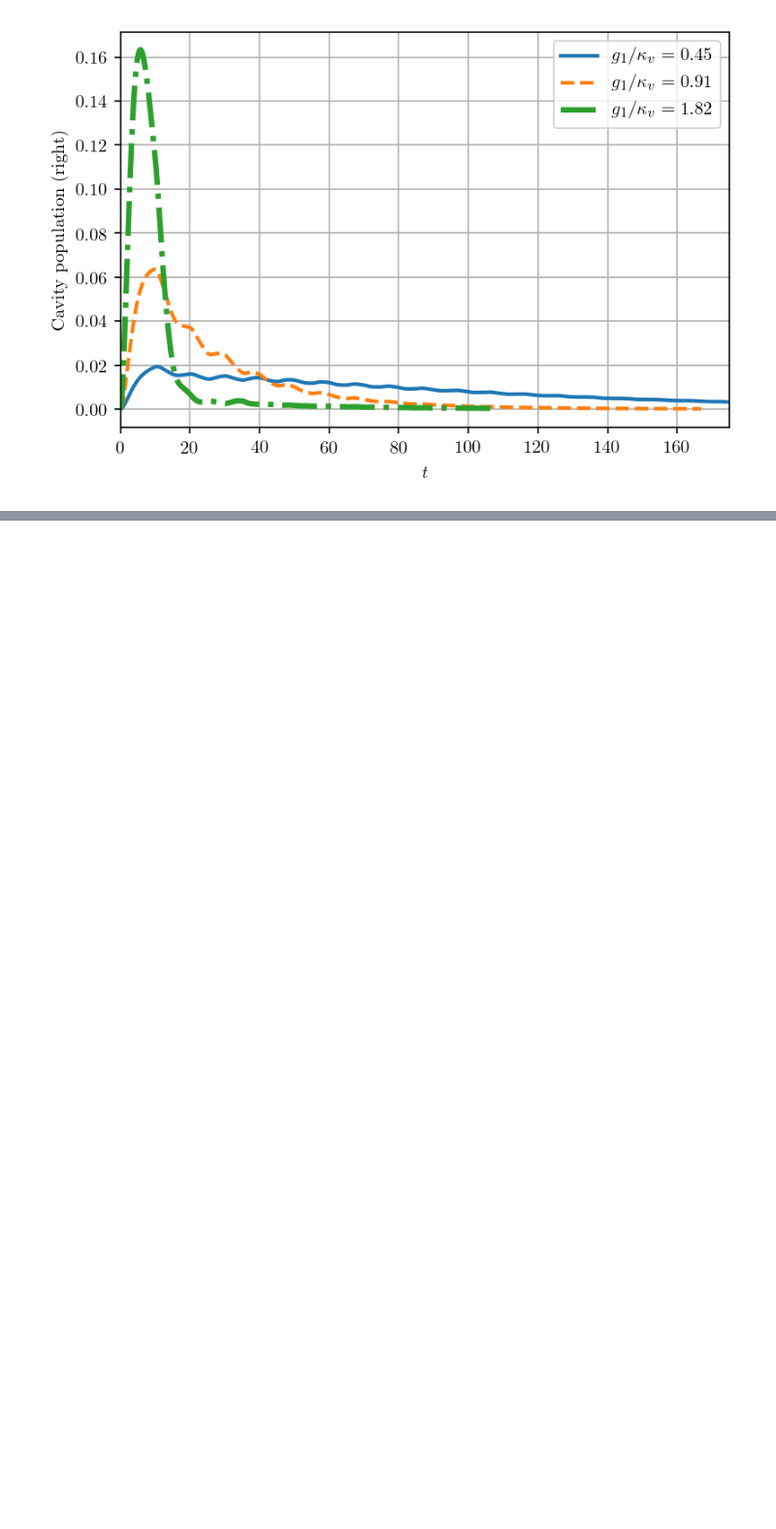
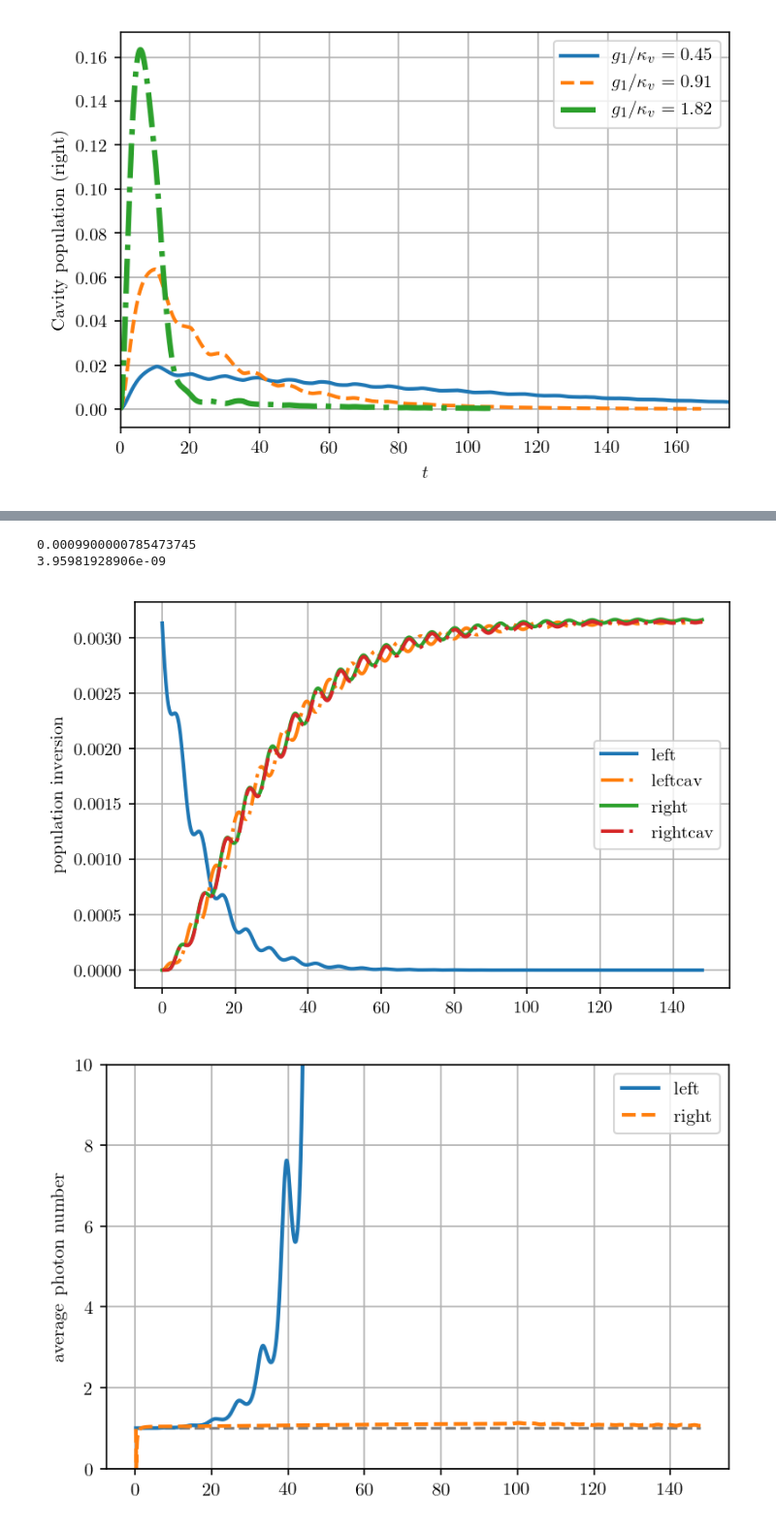
Before and after one commit to nemetniki/Kerr, a Jupyter notebook: CCQED_Open.ipynb, the cells around one changed output, grey strips where cells are left out. Shown at 97% size. Saved outputs shown, nothing was run; the diff lists cells and outputs as text; code cells hidden in the pictures; blank space fills up the shorter version.

```diff
--- a/CCQED_Open.ipynb
+++ b/CCQED_Open.ipynb
@@ -501,6 +501,7 @@ plt.grid(True)
 folder = './Data/'
 num = 0
 filename = "CCQED+fb_"+str(num)+".txt"
+envname = "ENV_"+filename
 f = open(folder+"OUT_"+filename, 'r')
 file_contents = f.read()
 print(file_contents)
@@ -591,0 +593,36 @@ plt.show()
+# %%
+Data = np.genfromtxt(folder+filename)
+Dataenv = np.genfromtxt(folder+envname)
+plt.figure(1,dpi=150)
+plt.plot(Dataenv[:,0]/tau,Dataenv[0:,1]/.1,lw=2,label="left")
+plt.plot(Data[:,0]/tau,.1*Data[:,4],lw=2,ls="-.",label="leftcav")
+plt.plot(Dataenv[:,0]/tau,Dataenv[0:,2]/.1,lw=2,ls="-",label="right")
+plt.plot(Data[:,0]/tau,.1*Data[:,5],lw=2,ls="-.",label="rightcav")
+#plt.xlim(900,1000)
+#plt.ylim(.003,.0035)
+
+print(Dataenv[0,1]*np.sqrt(.1)/.1)
+#plt.xlim(0,10)
+plt.ylabel("population inversion")
+plt.legend(loc="best")
+plt.grid(True)
+
+plt.figure(2,dpi=150)
+plt.ylim(0,10)
+plt.plot(Dataenv[2:,0]/tau,Dataenv[2:,3],lw=2,label="left")
+plt.plot(Dataenv[2:,0]/tau,Dataenv[2:,4],lw=2,ls="--",label="right")
+plt.hlines(1,0,Dataenv[-1,0],colors="grey",linestyles="--")
+plt.ylabel("average photon number")
+plt.legend(loc="best")
+plt.grid(True)
+print(Dataenv[-1,1])
+
+plt.figure(3,dpi=150)
+plt.grid(True)
+plt.plot(Dataenv[:,0]/tau,(Dataenv[:,1]+Dataenv[:,2])/Dataenv[0,1])
+plt.show()
+# %% [output]
+0.0009900000785473745
+3.95981928906e-09
+[figure, added]
+[figure, added]
```
Also changed, not shown: parts of 5 cells of this notebook, 9 other files.
